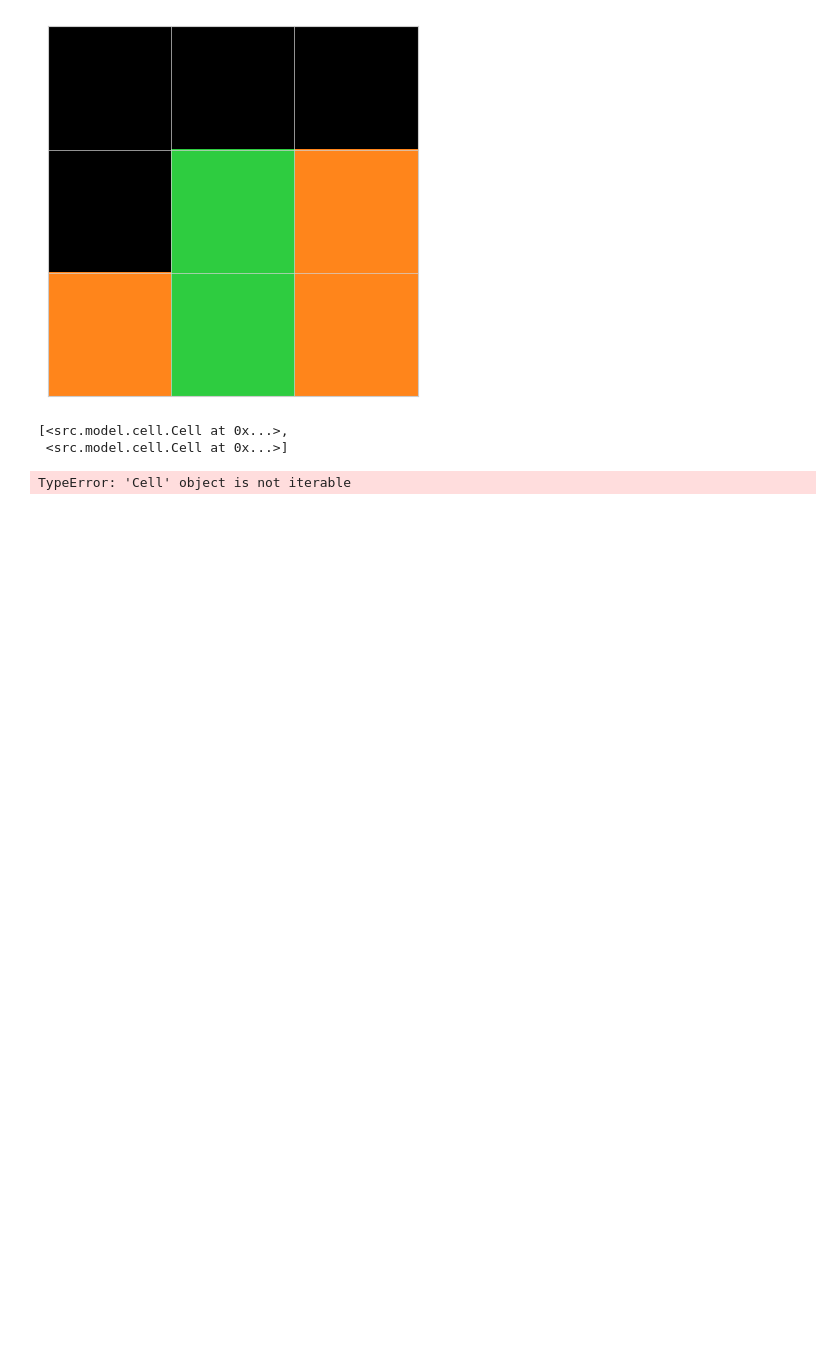
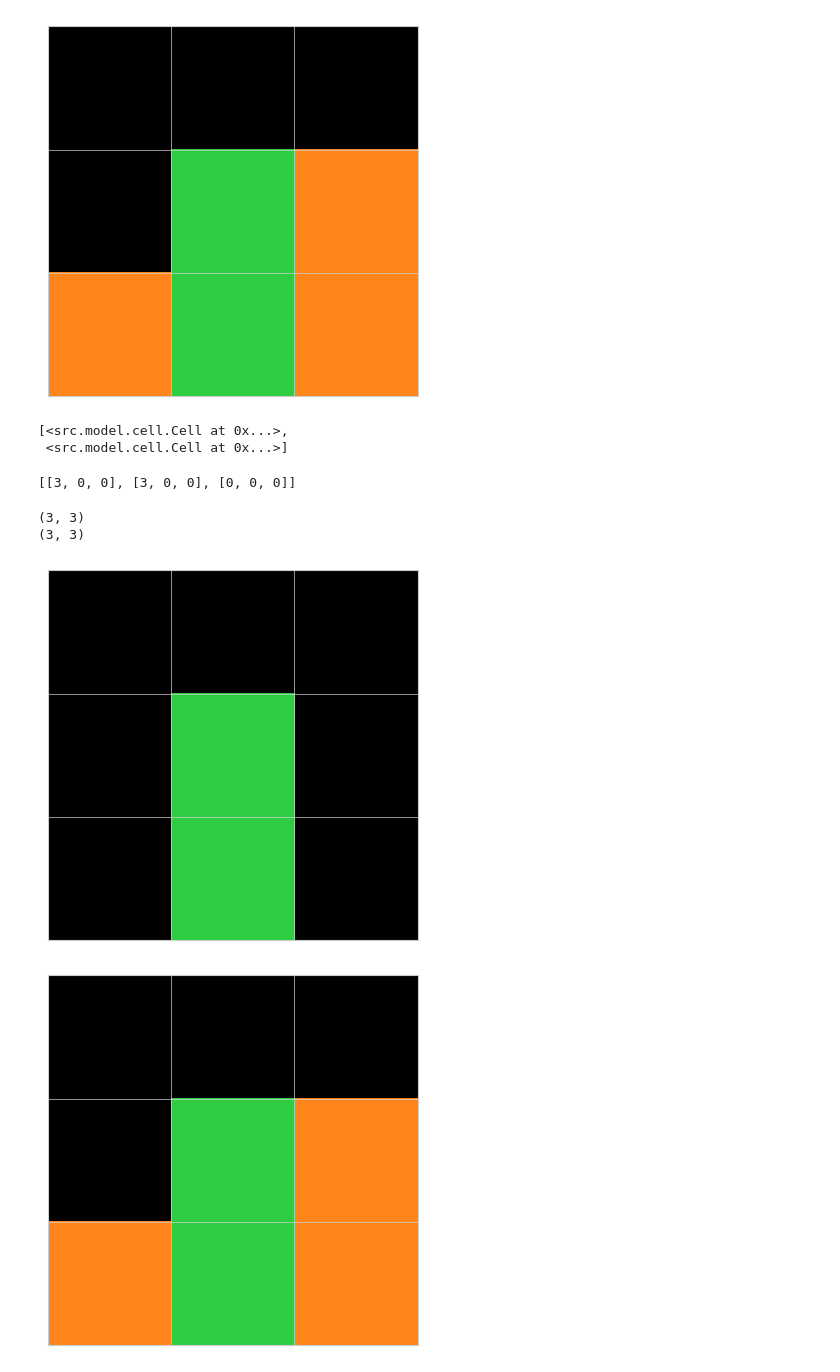
Before and after one commit to GillesBodart/arc, a Jupyter notebook: src/app/tester_molecule.ipynb, the cells around one changed output. Drawn from its saved outputs; the diff is of its cells as text; code cells hidden in the pictures; blank space fills up the shorter version.

```diff
--- a/src/app/tester_molecule.ipynb
+++ b/src/app/tester_molecule.ipynb
@@ -161,11 +149,18 @@ gu.get_cell(0,1).get_color_neighbors()
 # %% [output]
 [<src.model.cell.Cell at 0x...>,
  <src.model.cell.Cell at 0x...>]
+# %%
+gu.get_cell(1, 1).get_color_neighbors_matrix()
+# %% [output]
+[[3, 0, 0], [3, 0, 0], [0, 0, 0]]
 # %%
 Grid(gu.get_cell(0, 1).get_color_neighbors_matrix()).show()
-Grid(gu.get_cell(0, 1).get_neighbors_matrix()).show()
+Grid(gu.get_cell(0, 1).get_neighbors_matrix(2)).show()
 # %% [output]
-TypeError: 'Cell' object is not iterable
+(3, 3)
+(3, 3)
+[figure, added]
+[figure, added]
 # %%
 Grid(gu.get_cell(0, 2).get_color_neighbors_matrix()).show()
 Grid(gu.get_cell(0, 2).get_neighbors_matrix()).show()
```
Also changed, not shown: parts of 8 cells of this notebook, 1 other file.
